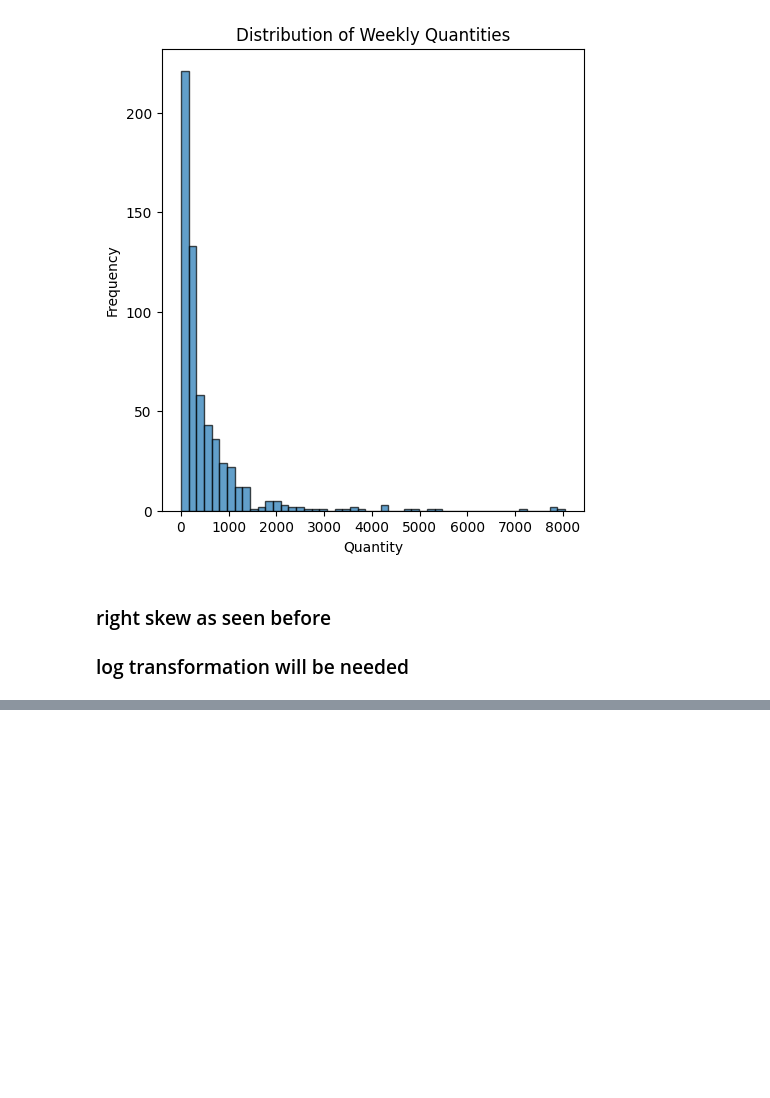
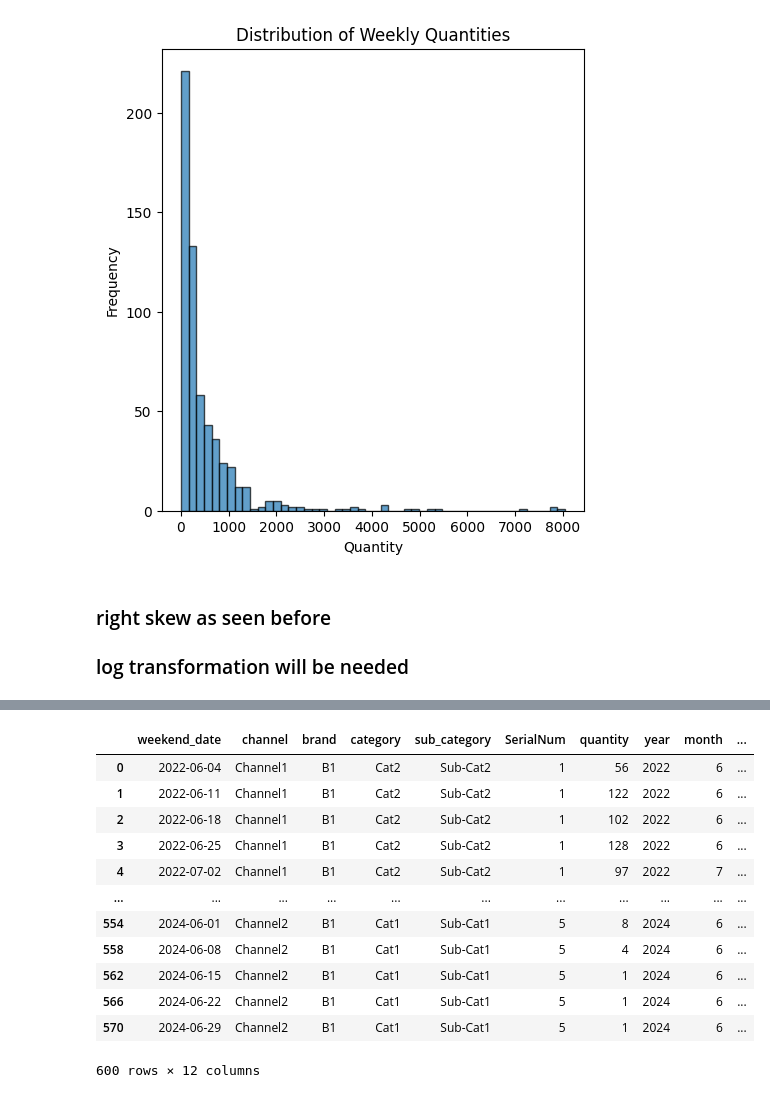
Before and after one commit to Pankaj-2003/Assignment, a Jupyter notebook: EDA_Notebook.ipynb, the cells around one changed output, grey strips where cells are left out. Cells and saved outputs as stored; diff of their text form; code cells hidden in the pictures; blank space fills up the shorter version.

```diff
--- a/EDA_Notebook.ipynb
+++ b/EDA_Notebook.ipynb
@@ -210,0 +288,16 @@ Text(0, 0.5, 'Frequency')
+# %%
+df
+# %% [output]
+|  | weekend_date | channel | brand | category | sub_category | SerialNum | quantity | year | month | ... |
+| 0 | 2022-06-04 | Channel1 | B1 | Cat2 | Sub-Cat2 | 1 | 56 | 2022 | 6 | ... |
+| 1 | 2022-06-11 | Channel1 | B1 | Cat2 | Sub-Cat2 | 1 | 122 | 2022 | 6 | ... |
+| 2 | 2022-06-18 | Channel1 | B1 | Cat2 | Sub-Cat2 | 1 | 102 | 2022 | 6 | ... |
+| 3 | 2022-06-25 | Channel1 | B1 | Cat2 | Sub-Cat2 | 1 | 128 | 2022 | 6 | ... |
+| 4 | 2022-07-02 | Channel1 | B1 | Cat2 | Sub-Cat2 | 1 | 97 | 2022 | 7 | ... |
+| ... | ... | ... | ... | ... | ... | ... | ... | ... | ... | ... |
+| 554 | 2024-06-01 | Channel2 | B1 | Cat1 | Sub-Cat1 | 5 | 8 | 2024 | 6 | ... |
+| 558 | 2024-06-08 | Channel2 | B1 | Cat1 | Sub-Cat1 | 5 | 4 | 2024 | 6 | ... |
+| 562 | 2024-06-15 | Channel2 | B1 | Cat1 | Sub-Cat1 | 5 | 1 | 2024 | 6 | ... |
+| 566 | 2024-06-22 | Channel2 | B1 | Cat1 | Sub-Cat1 | 5 | 1 | 2024 | 6 | ... |
+| 570 | 2024-06-29 | Channel2 | B1 | Cat1 | Sub-Cat1 | 5 | 1 | 2024 | 6 | ... |
+600 rows × 12 columns
```
Also changed, not shown: parts of 19 cells of this notebook.
